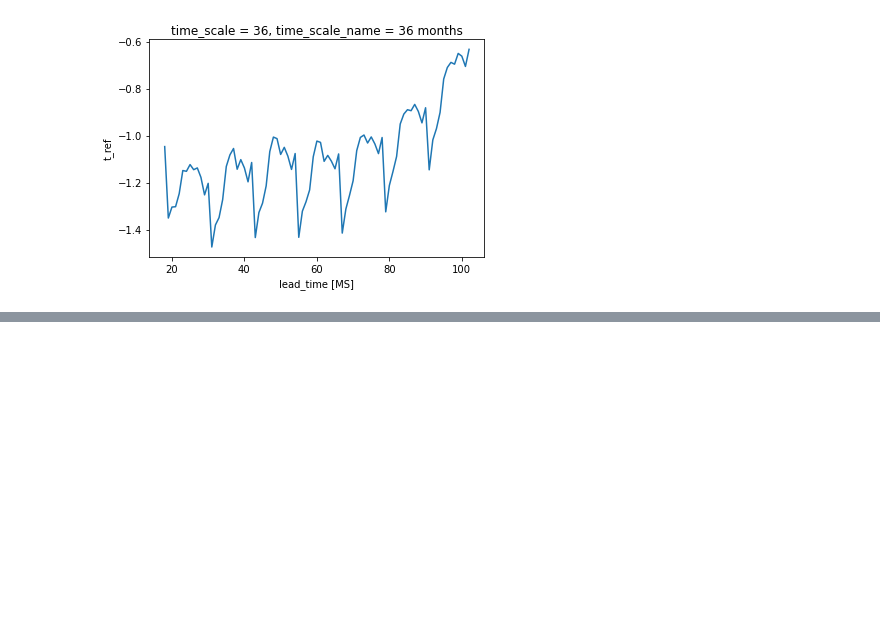
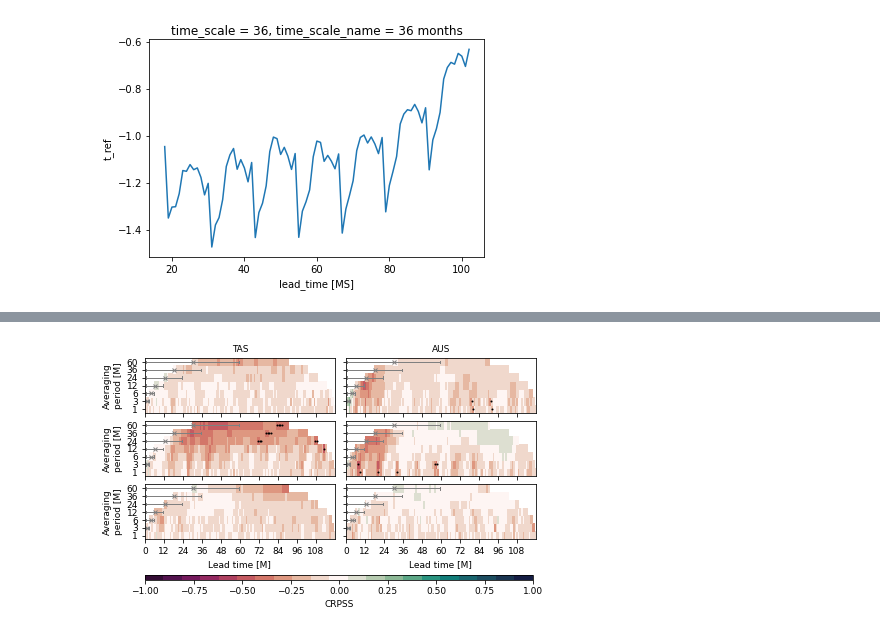
Before and after one commit to dougiesquire/hydro_tasmania, a Jupyter notebook: 2020/1.0_assess_skill.ipynb, the cells around one changed output, grey strips where cells are left out. Saved outputs shown, nothing was run; the diff lists cells and outputs as text; code cells hidden in the pictures; blank space fills up the shorter version.

```diff
--- a/2020/1.0_assess_skill.ipynb
+++ b/2020/1.0_assess_skill.ipynb
@@ -53,7 +53,7 @@ PARAMS = [{'obsv_file': 'data/awap_precip_{region}_anom.zarr',
           {'obsv_file': 'data/jra55_V_ref_{region}_anom.zarr',
            'fcst_file': 'data/f6_V_ref_{region}_anom.zarr'}]
 
-N_BOOTSTRAPS = 2 #1000
+N_BOOTSTRAPS = 1000
 # %% [markdown]
 # Perform skill assessment using ACC, MSSS and CRPSS
 # %%
@@ -470,0 +488,82 @@ msss['t_ref'].plot()
+# %%
+REGIONS = ['TAS', 'AUS']
+START_MONTH = 5
+SCORE = 'CRPSS'
+PARAMS = [{'obsv_file': 'data/awap_precip_{region}_anom.zarr',
+           'fcst_file': 'data/f6_precip_{region}_anom.zarr'},
+
+          {'obsv_file': 'data/jra55_t_ref_{region}_anom.zarr',
+           'fcst_file': 'data/f6_t_ref_{region}_anom.zarr'},
+
+          {'obsv_file': 'data/jra55_V_ref_{region}_anom.zarr',
+           'fcst_file': 'data/f6_V_ref_{region}_anom.zarr'}]
+# %%
+import matplotlib.pyplot as plt
+
+def _effify(s):
+    "Evaluate as f string. This is dangerous with untrusted input"
+    return eval(f'f"""{s}"""')
+
+fig, axs = plt.subplots(
+    nrows=len(PARAMS), ncols=len(REGIONS),
+    sharex=True, sharey=True, figsize=(7,3.5))
+
+with plt.rc_context(rc_context):
+    for idx, params in enumerate(PARAMS):
+        for idy, region in enumerate(REGIONS):
+            obsv_file = _effify(params['obsv_file'])
+            fcst_file = _effify(params['fcst_file'])
+            obsv = my.open_zarr(obsv_file).compute()
+            fcst = my.open_zarr(fcst_file).compute()
+            variable = list(fcst.data_vars)[0]
+
+            # Extract month and stack for jelly plots
+            fcst_mon = my.get_rolling_leadtime_averages(
+                fcst.where(fcst.init_date.dt.month == START_MONTH,
+                           drop=True),
+                ROLLING_LEAD_AVERAGES)
+            obsv_mon = my.get_rolling_leadtime_averages(
+                obsv.where(obsv.init_date.dt.month == START_MONTH,
+                           drop=True),
+                ROLLING_LEAD_AVERAGES)
+            fcst_mon, obsv_mon = xr.align(fcst_mon, obsv_mon)
+
+            # Reference forecasts
+            clim_probs_mon = my.get_climatological_probabilities(obsv_mon, CLIM_PERIOD)
+            clim_mean_mon = clim_probs_mon.mean('ensemble')
+
+            n_init_dates = len(fcst_mon.init_date)
+            n_ensembles = len(fcst_mon.ensemble)
+
+            # Get skill metrics
+            if SCORE == 'ACC':
+                s, s_signif = _acc(fcst_mon, obsv_mon, TEST_PERIOD)
+            elif SCORE == 'MSSS':
+                s, s_signif = _msss(fcst_mon, obsv_mon, clim_mean_mon, TEST_PERIOD)
+            elif SCORE == 'CRPSS':
+                s, s_signif = _crpss(fcst_mon, obsv_mon, clim_probs_mon, TEST_PERIOD)
+            ax, im = my.jelly_plot(s[variable], s_signif[variable],
+                                   stipple_type='o', stipple_color='k',
+                                   cmap=CMAP, vlims=(-1,1), ax=axs[idx,idy],
+                                   add_labels=False)
+            if idx == 0:
+                ax.set_title(region, fontsize=fontsize)
+            if idy == 0:
+                ax.set_ylabel('Averaging\nperiod [M]', fontsize=fontsize)
+            if idx == ( len(PARAMS) - 1 ):
+                ax.set_xlabel('Lead time [M]', fontsize=fontsize)
+            for tick in ax.xaxis.get_major_ticks():
+                tick.label.set_fontsize(fontsize)
+            for tick in ax.yaxis.get_major_ticks():
+                tick.label.set_fontsize(fontsize)
+
+    fig.subplots_adjust(bottom=0.16)
+    cbar_ax = fig.add_axes([0.125, 0.0, 0.77, 0.02])
+    fig.colorbar(im, cax=cbar_ax, orientation='horizontal', label=SCORE)
+
+    fig.subplots_adjust(wspace=0.06, hspace=0.15)
+
+fig.savefig(f'./figures/skill.{"-".join(REGIONS)}.{SCORE}.{START_MONTH}.pdf',
+            format='pdf', dpi=400, bbox_inches='tight')
+# %% [output]
+[figure, added]
```
Also changed, not shown: parts of 13 cells of this notebook, 2 other files.
